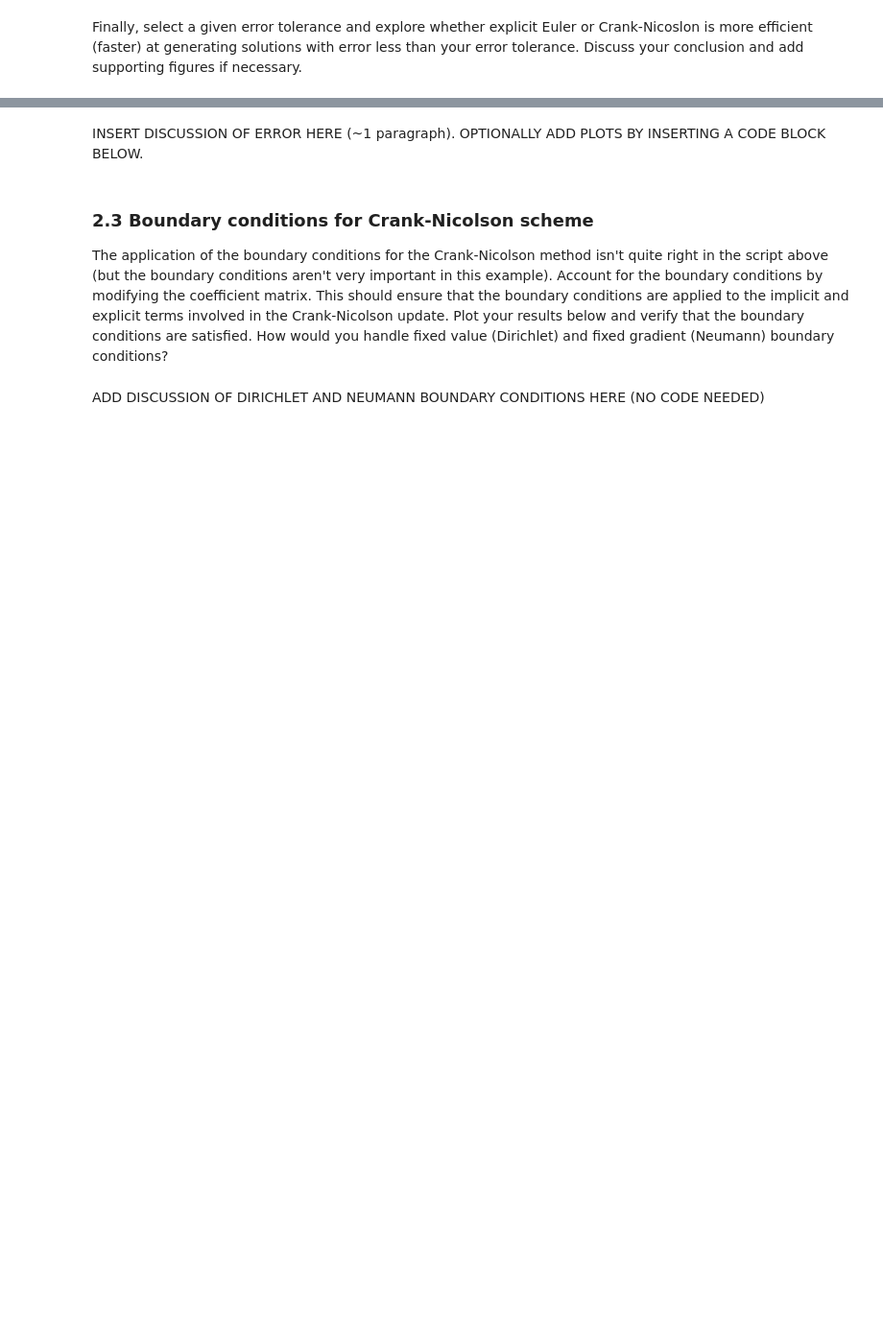
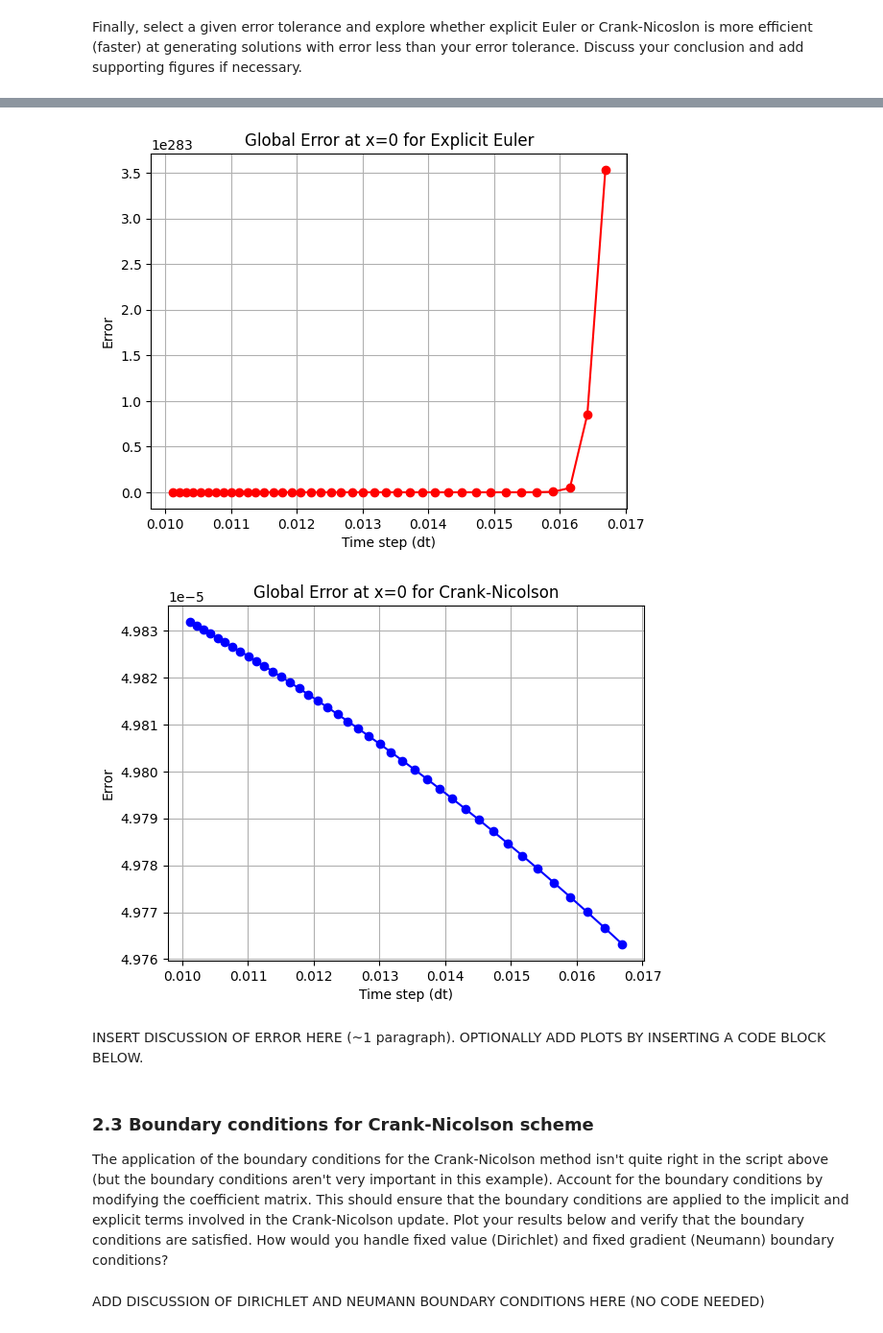
Before and after one commit to hesoane123-dev/QCES, a Jupyter notebook: Project1_numerical_methods.ipynb, the cells around one changed output, grey strips where cells are left out. Shown at 96% size. Drawn from its saved outputs; the diff is of its cells as text; code cells hidden in the pictures; blank space fills up the shorter version.

```diff
--- a/Project1_numerical_methods.ipynb
+++ b/Project1_numerical_methods.ipynb
@@ -400,2 +402,44 @@ Crank-Nicolson method took 1.32 seconds
 # %% [markdown]
 Finally, select a given error tolerance and explore whether explicit Euler or Crank-Nicoslon is more efficient (faster) at generating solutions with error less than your error tolerance. Discuss your conclusion and add supporting figures if necessary.
+# %%
+# Add code to plot error here
+euler_error = np.zeros(50)
+CN_error = np.zeros(50)
+N = np.arange(500, 1000, 10)  # 50 elements: 500, 510, ..., 990
+stepsize = (10 - 0) / (N - 1)  # Actual time step from linspace
+
+def conc(x, t, z):
+    return (4*np.pi*z*(t+t_ic))**(-1/2)*np.exp(-(np.square(x))/(4*z*(t+t_ic)))
+
+t_start = 0
+t_end = 10
+x_start = -1
+x_end = 1
+Nx = 501
+
+for i in range(50):
+    Nt = N[i]
+    t = np.linspace(t_start, t_end, Nt)
+    x = np.linspace(x_start, x_end, Nx)
+    zero_index = np.argmin(np.abs(x))
+
+    c_EE = EE(x, t, kappa)
+    c_CN = CN(x, t, kappa)
+
+    euler_error[i] = np.abs(conc(0, t_end, kappa) - c_EE[zero_index, -1])
+    CN_error[i] = np.abs(conc(0, t_end, kappa) - c_CN[zero_index, -1])
+
+plt.plot(stepsize[10:], euler_error[10:], 'r-o')
+plt.ylabel('Error')
+plt.xlabel('Time step (dt)')
+plt.title('Global Error at x=0 for Explicit Euler')
+plt.grid()
+plt.show()
+
+plt.plot(stepsize[10:], CN_error[10:], 'b-o')
+plt.ylabel('Error')
+plt.xlabel('Time step (dt)')
+plt.title('Global Error at x=0 for Crank-Nicolson')
+plt.grid()
+plt.show()
+# %% [output]
@@ -402,3 +463,5 @@ Finally, select a given error tolerance and explore whether explicit Euler or Cr
+[figure, added]
+[figure, added]
 # %% [markdown]
 INSERT DISCUSSION OF ERROR HERE (~1 paragraph).  OPTIONALLY ADD PLOTS BY INSERTING A CODE BLOCK BELOW.
 # %% [markdown]
```
Also changed, not shown: parts of 3 cells of this notebook.
